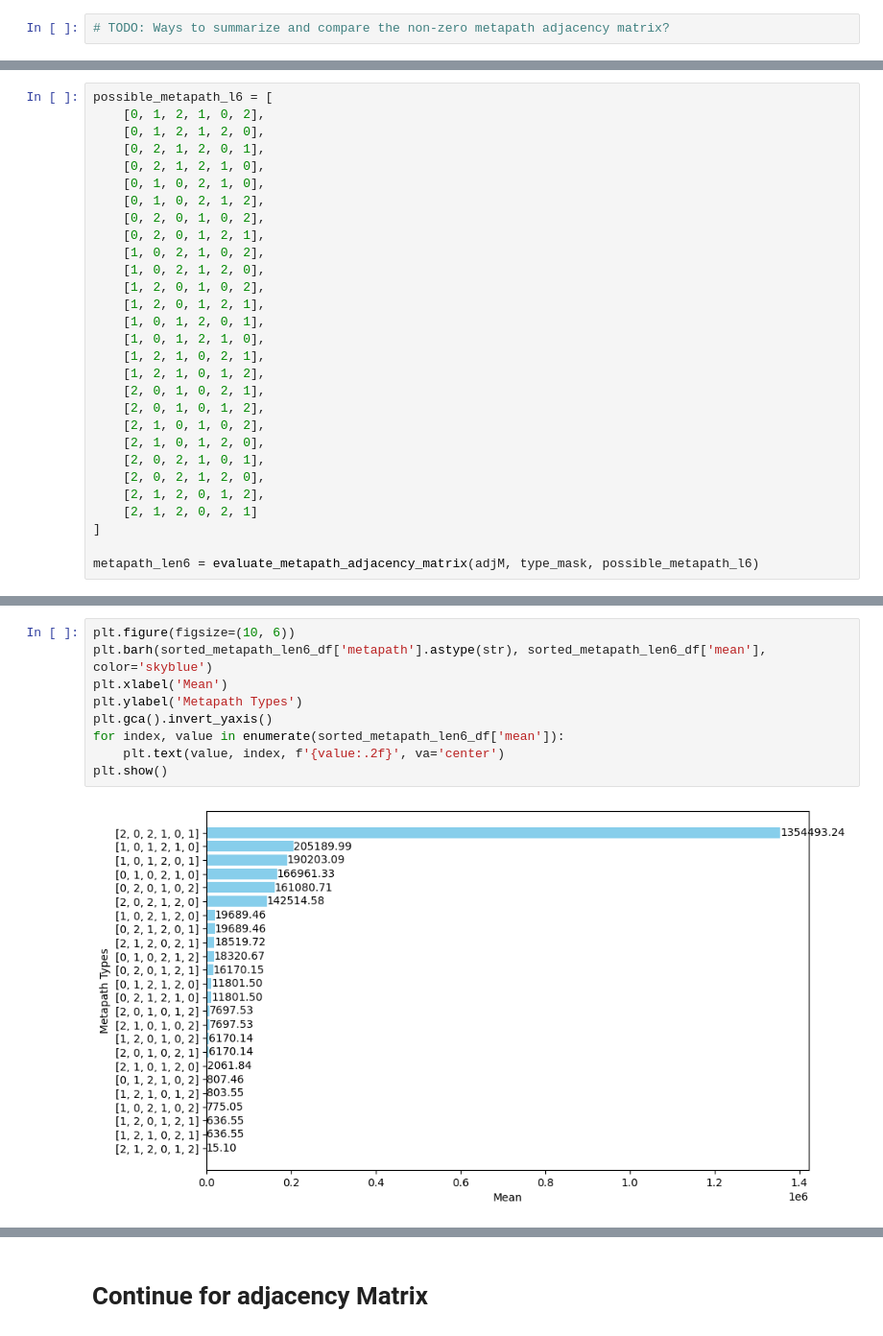
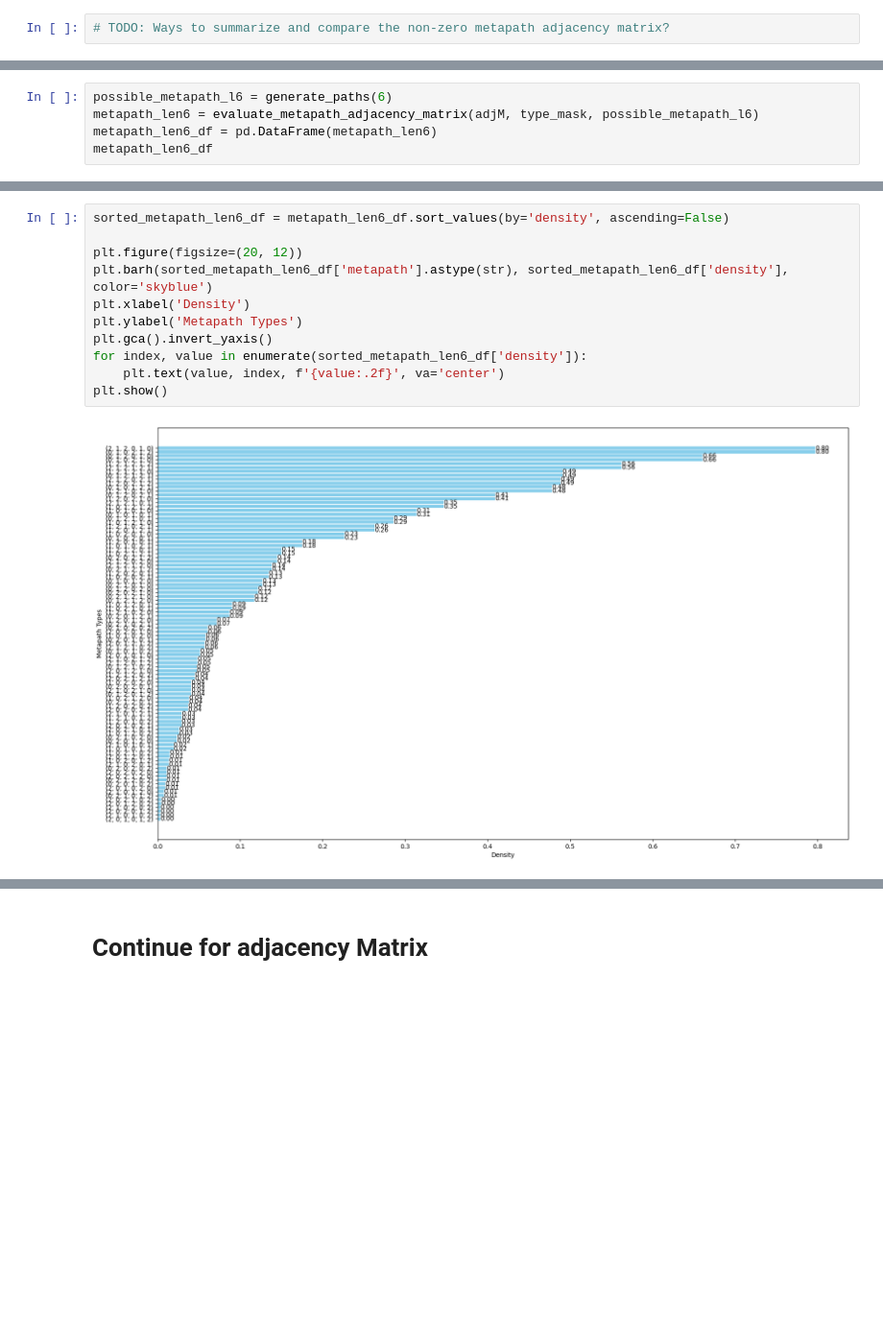
Before and after one commit to lucyzhang95/MAGNN_MKG, a Jupyter notebook: MAGNN/model_data_preprocess.ipynb, the cells around one changed output, grey strips where cells are left out. Shown at 96% size. Saved outputs shown, nothing was run; the diff lists cells and outputs as text; blank space fills up the shorter version.

Commit message:
update path analysis

```diff
--- a/MAGNN/model_data_preprocess.ipynb
+++ b/MAGNN/model_data_preprocess.ipynb
@@ -357,29 +291,5 @@ plt.show()
 # %%
-possible_metapath_l6 = [
-    [0, 1, 2, 1, 0, 2],
-    [0, 1, 2, 1, 2, 0],
-    [0, 2, 1, 2, 0, 1],
-    [0, 2, 1, 2, 1, 0],
-    [0, 1, 0, 2, 1, 0],
-    [0, 1, 0, 2, 1, 2],
-    [0, 2, 0, 1, 0, 2],
-    [0, 2, 0, 1, 2, 1],
-    [1, 0, 2, 1, 0, 2],
-    [1, 0, 2, 1, 2, 0],
-    [1, 2, 0, 1, 0, 2],
-    [1, 2, 0, 1, 2, 1],
-    [1, 0, 1, 2, 0, 1],
-    [1, 0, 1, 2, 1, 0],
-    [1, 2, 1, 0, 2, 1],
-    [1, 2, 1, 0, 1, 2],
-    [2, 0, 1, 0, 2, 1],
-    [2, 0, 1, 0, 1, 2],
-    [2, 1, 0, 1, 0, 2],
-    [2, 1, 0, 1, 2, 0],
-    [2, 0, 2, 1, 0, 1],
-    [2, 0, 2, 1, 2, 0],
-    [2, 1, 2, 0, 1, 2],
-    [2, 1, 2, 0, 2, 1]
-]
-
+possible_metapath_l6 = generate_paths(6)
 metapath_len6 = evaluate_metapath_adjacency_matrix(adjM, type_mask, possible_metapath_l6)
+metapath_len6_df = pd.DataFrame(metapath_len6)
+metapath_len6_df
@@ -409,11 +310,13 @@ sorted_metapath_len6_df = metapath_len6_df.sort_values(by='mean', ascending=Fals
 # %%
-plt.figure(figsize=(10, 6))
-plt.barh(sorted_metapath_len6_df['metapath'].astype(str), sorted_metapath_len6_df['mean'], color='skyblue')
-plt.xlabel('Mean')
+sorted_metapath_len6_df = metapath_len6_df.sort_values(by='density', ascending=False)
+
+plt.figure(figsize=(20, 12))
+plt.barh(sorted_metapath_len6_df['metapath'].astype(str), sorted_metapath_len6_df['density'], color='skyblue')
+plt.xlabel('Density')
 plt.ylabel('Metapath Types')
 plt.gca().invert_yaxis()
-for index, value in enumerate(sorted_metapath_len6_df['mean']):
+for index, value in enumerate(sorted_metapath_len6_df['density']):
     plt.text(value, index, f'{value:.2f}', va='center')
 plt.show()
 # %% [output]
-[figure, old version]
+[figure, new version]
```
Also changed, not shown: parts of 18 cells of this notebook.
